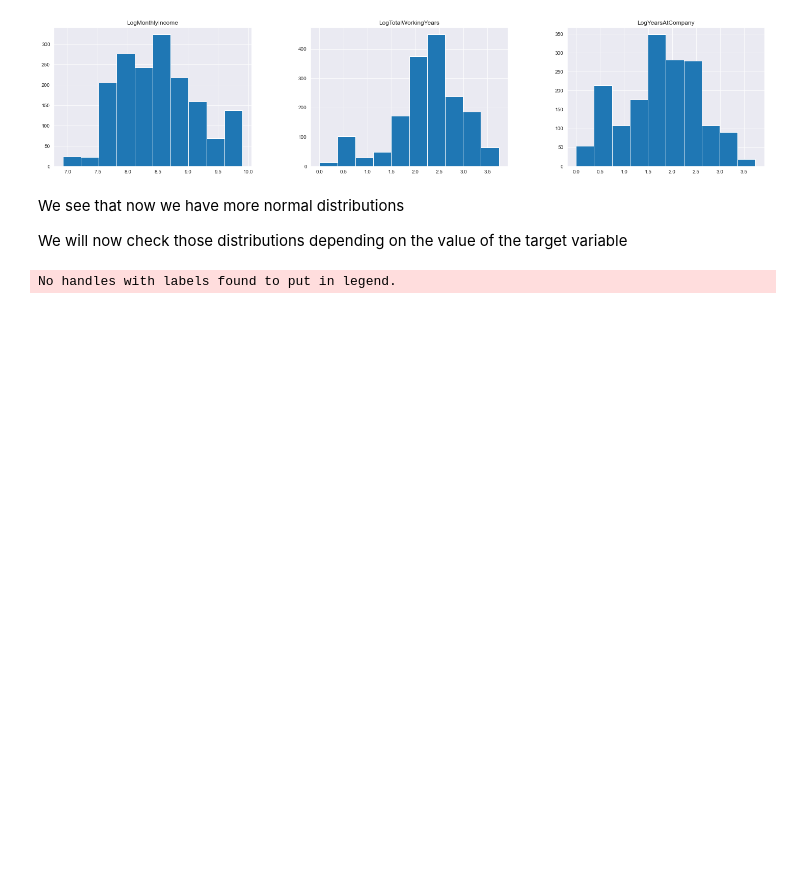
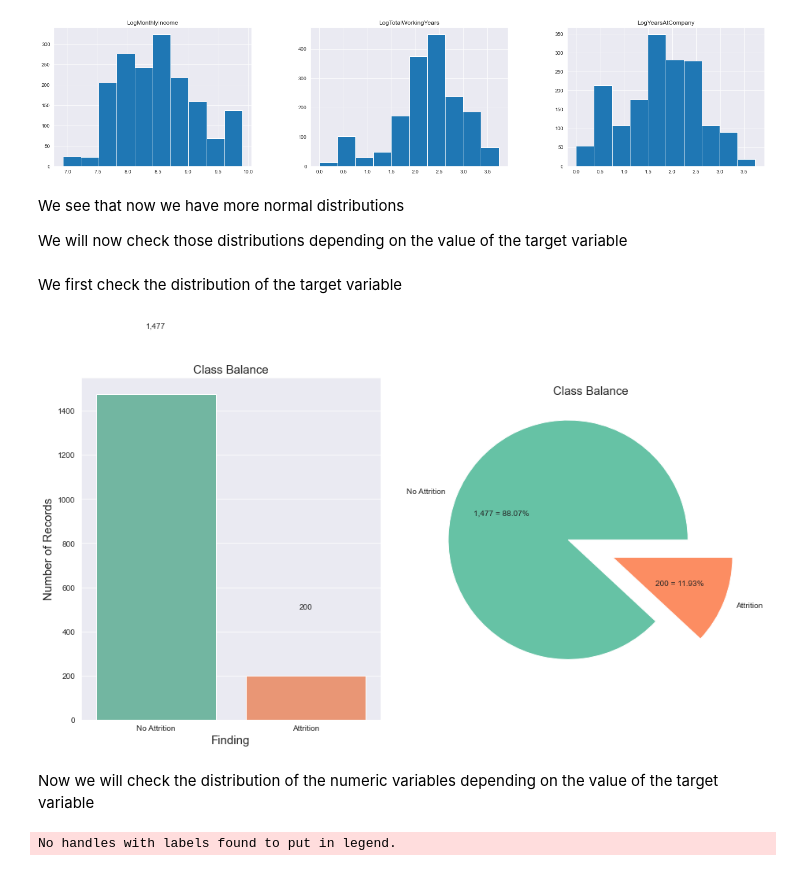
Before and after one commit to drjpeibol/Kaggle-Tabular-Series-S3E3, a Jupyter notebook: Code/playground_series_S3E3.ipynb, the cells around one changed output. Cells and saved outputs as stored; diff of their text form; code cells hidden in the pictures; blank space fills up the shorter version.

```diff
--- a/Code/playground_series_S3E3.ipynb
+++ b/Code/playground_series_S3E3.ipynb
@@ -200,6 +200,37 @@ for ax, cols in zip(axs.flatten(), log_col):
 We see that now we have more normal distributions
 
 We will now check those distributions depending on the value of the target variable
+# %% [markdown]
+We first check the distribution of the target variable
+# %%
+fig, axs = plt.subplots(nrows=1, ncols=2, figsize=(15, 8))
+
+sns.set_style('darkgrid')
+sns.set_palette('Set2')
+
+counts = pd.DataFrame(df["Attrition"].value_counts()).rename(index={0: "No Attrition", 1: "Attrition"})
+_ = sns.barplot(x=counts.index, y=counts.Attrition, ax=axs[0])
+for p in axs[0].patches:
+    axs[0].text(x=p.get_x()+(p.get_width()/2), y=p.get_height()+300, s="{:,d}".format(round(p.get_height())), ha="center")
+_ = axs[0].set_title("Class Balance", fontsize=15)
+_ = axs[0].set_ylabel("Number of Records", fontsize=15)
+_ = axs[0].set_xlabel("Finding", fontsize=15)
+
+data = [
+    df[(df["Attrition"] == 0)]["id"].count(),
+    df[(df["Attrition"] == 1)]["id"].count()
+]
+_ = axs[1].pie(
+    data, labels=["No Attrition", "Attrition"],
+    autopct=lambda x: "{:,.0f} = {:.2f}%".format(x * sum(data)/100, x),
+    explode=[0.20] * 2,
+    colors=sns.color_palette("Set2")[0:2],
+)
+_ = axs[1].set_title("Class Balance", fontsize=15)
+# %% [output]
+[figure, added]
+# %% [markdown]
+Now we will check the distribution of the numeric variables depending on the value of the target variable
 # %%
 numeric_variables = list(df.select_dtypes(include=['int64', 'float64']).columns)
 
```
